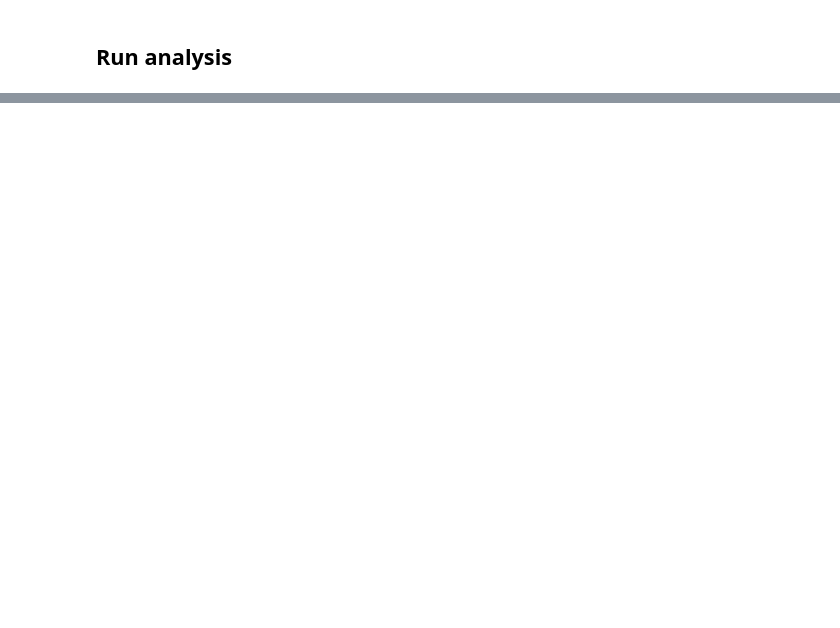
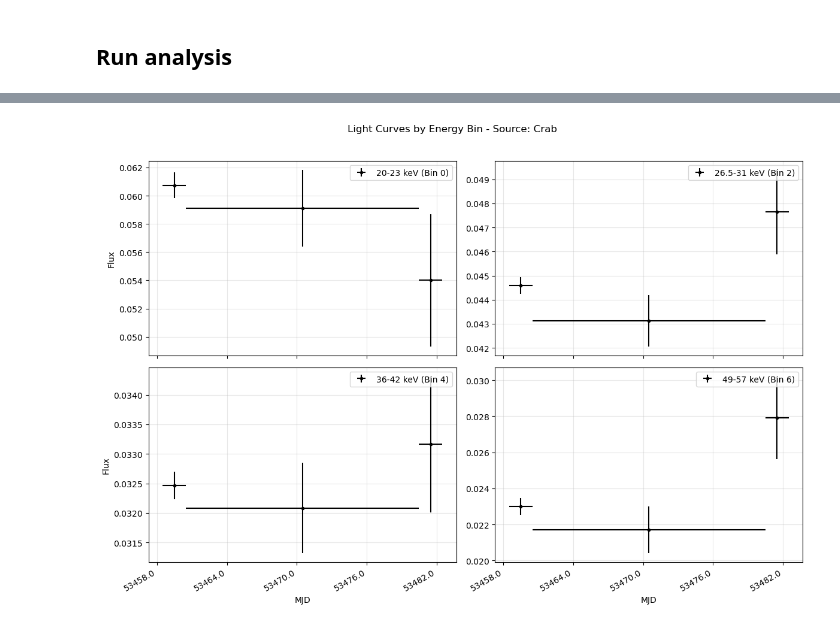
Before and after one commit to tristanbouchet/spi-tap, a Jupyter notebook: auto_spitap.ipynb, the cells around one changed output, grey strips where cells are left out. Saved outputs shown, nothing was run; the diff lists cells and outputs as text; code cells hidden in the pictures; blank space fills up the shorter version.

```diff
--- a/auto_spitap.ipynb
+++ b/auto_spitap.ipynb
@@ -148,0 +100,10 @@ class SPIResult:
+# %%
+axes=spi_result.plot_energybin_lightcurves_for_source(
+"Crab",
+ncols=2,
+date_type="MJD",
+figsize_per_panel=(6, 4),
+energy_bins=[0,2,4,6]
+)
+# %% [output]
+[figure, added]
```
Also changed, not shown: parts of 10 cells of this notebook, 2 other files.
